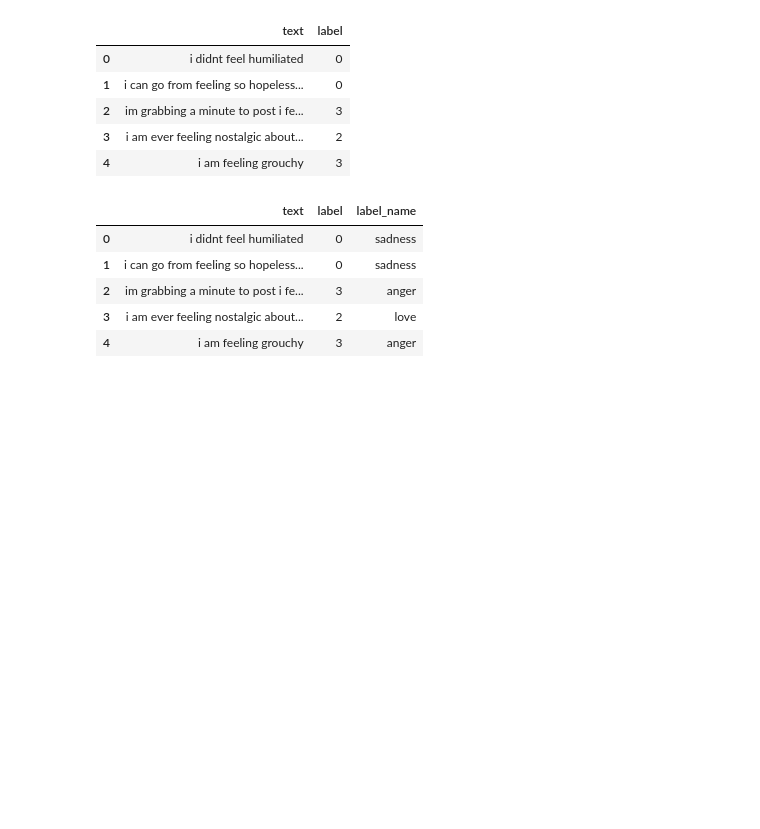
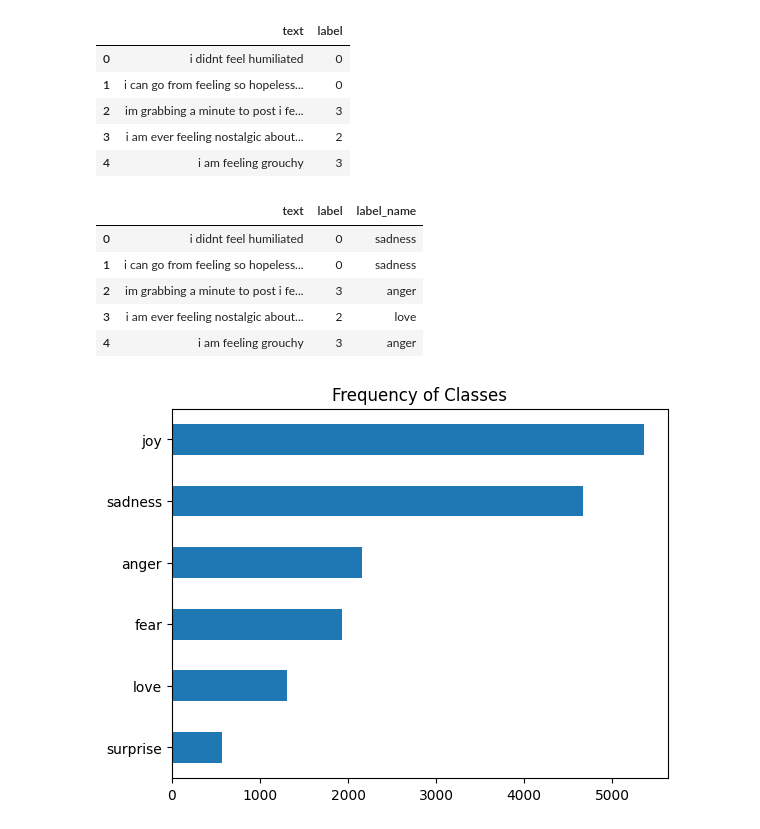
Before and after one commit to sherry975/nlp_pytorch, a Jupyter notebook: classification.ipynb, the cells around one changed output. Drawn from its saved outputs; the diff is of its cells as text; code cells hidden in the pictures; blank space fills up the shorter version.

Commit message:
plot

```diff
--- a/classification.ipynb
+++ b/classification.ipynb
@@ -66,3 +66,11 @@ df.head()
 | 2 | im grabbing a minute to post i fe... | 3 | anger |
 | 3 | i am ever feeling nostalgic about... | 2 | love |
 | 4 | i am feeling grouchy | 3 | anger |
+# %%
+import matplotlib.pyplot as plt
+
+df["label_name"].value_counts(ascending=True).plot.barh()
+plt.title("Frequency of Classes")
+plt.show()
+# %% [output]
+[figure, added]
```
Also changed, not shown: parts of 2 cells of this notebook.
